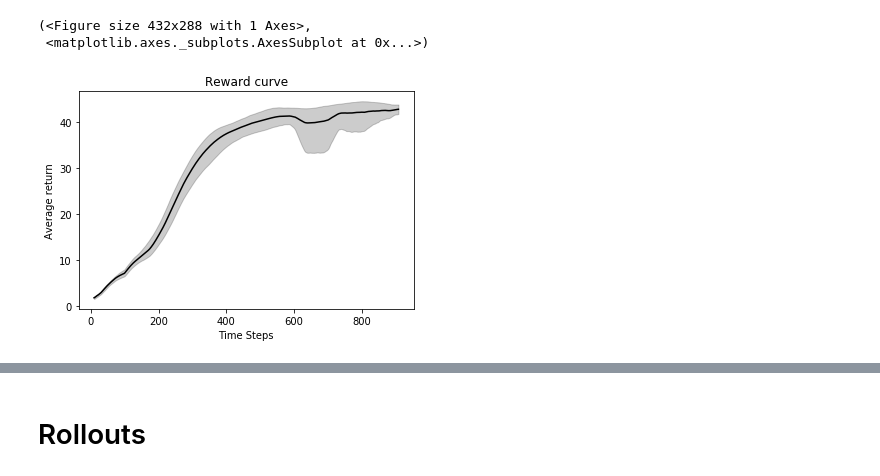
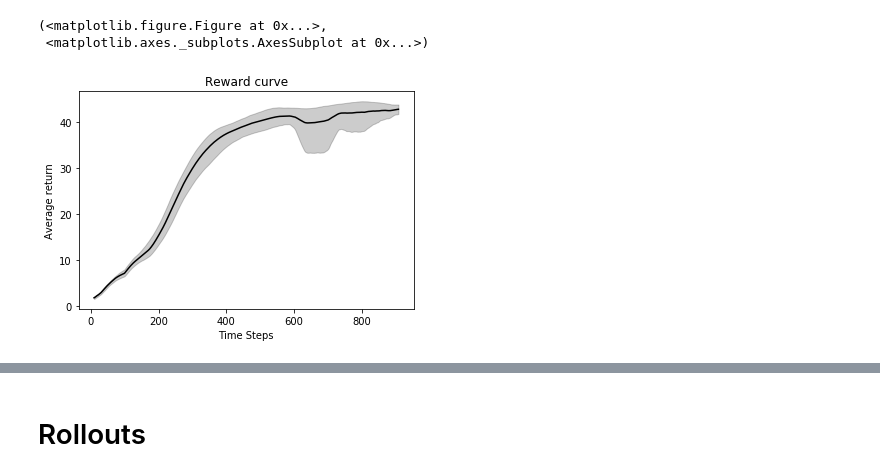
Before and after one commit to sgillen/lorenz, a Jupyter notebook: analyze_rllib.ipynb, the cells around one changed output, grey strips where cells are left out. Cells and saved outputs as stored; diff of their text form; code cells hidden in the pictures.

```diff
--- a/analyze_rllib.ipynb
+++ b/analyze_rllib.ipynb
@@ -63,22 +69,22 @@ Exception: Unknown config parameter `normalize_actions`
 # %%
 directory = jup_dir + \
-"seagul/seagul/notebooks/lorenz/data/tune/euler_but_working/PPO"
+"/lorenz/data/tune/euler_but_working/PPO"
 
 df_list = []
 
 for i, entry in enumerate(os.scandir(directory)):
     try:
         df_list.append(pd.read_csv(entry.path + "/progress.csv"))
     except FileNotFoundError:
         pass
 
 rewards = np.zeros((df_list[0]['episode_reward_mean'].shape[0], len(df_list)))
 
 for i, df in enumerate(df_list):
     rewards[:, i] = df['episode_reward_mean']
 
 smooth_bounded_curve(rewards)
 # %% [output]
-(<Figure size 432x288 with 1 Axes>,
+(<matplotlib.figure.Figure at 0x...>,
  <matplotlib.axes._subplots.AxesSubplot at 0x...>)
-[figure, old version]
+[figure, new version]
```
Also changed, not shown: parts of 3 cells of this notebook, 4 other files.
